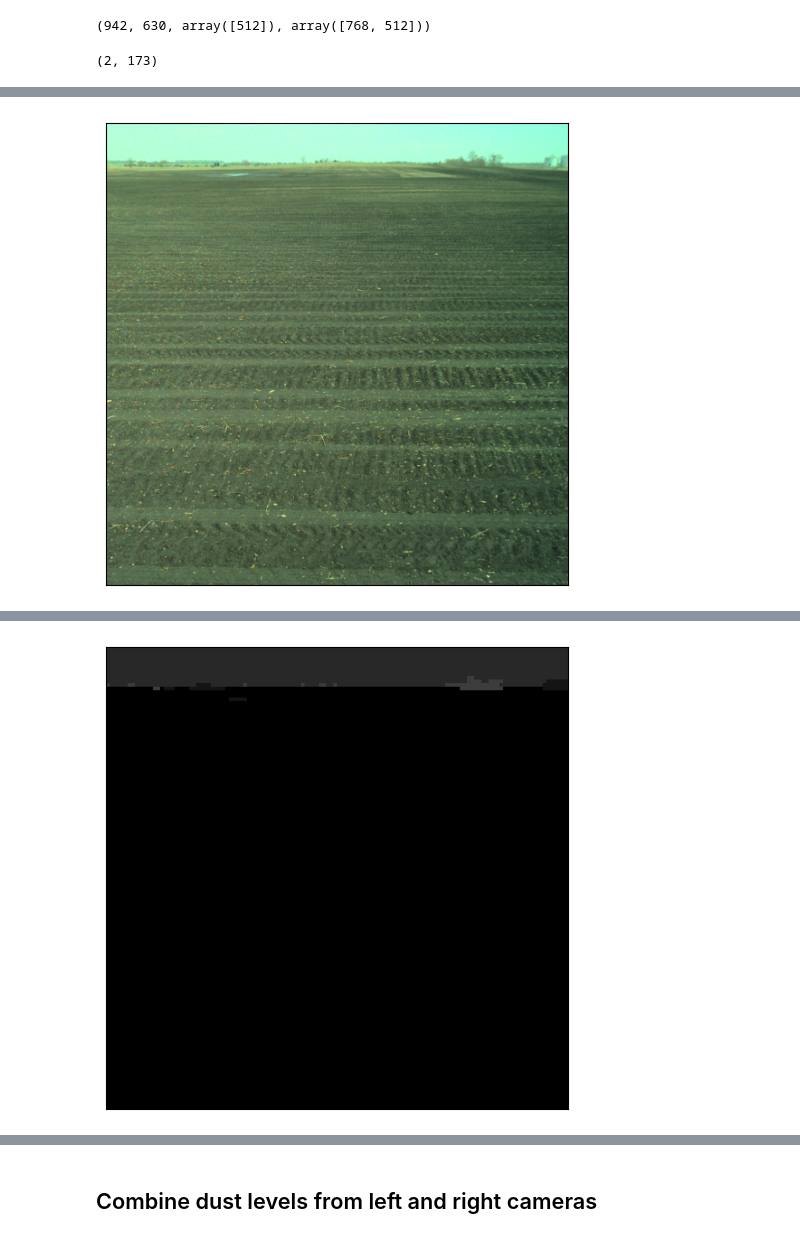
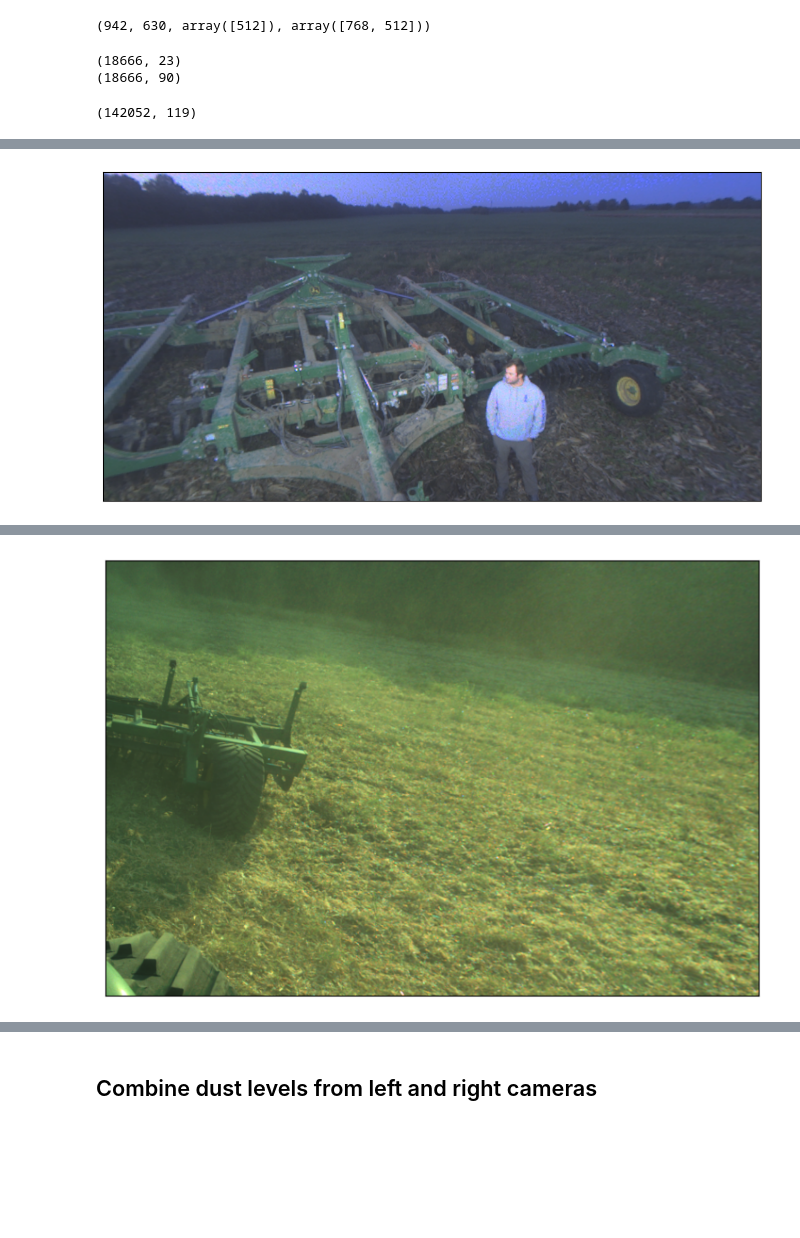
Before and after one commit to liyubrt/notebooks, a Jupyter notebook: check_label.ipynb, the cells around one changed output, grey strips where cells are left out. Drawn from its saved outputs; the diff is of its cells as text; code cells hidden in the pictures; blank space fills up the shorter version.

Commit message:
select dust data for labeling; create tall weeds datasets

```diff
--- a/check_label.ipynb
+++ b/check_label.ipynb
@@ -52 +63,5 @@ side-right-left      55237
 dtype: int64
+# %%
+label_count_csv = '/data/jupiter/li.yu/data/halo_rgb_stereo_train_test/train_v11_5_categorical_count.csv'
+label_count_df = pd.read_csv(label_count_csv)
+label_count_df.shape
@@ -52,0 +70,3 @@ dtype: int64
+# %%
+df = df.merge(label_count_df.drop(columns=['humans_pixel_count', 'tractors_or_vehicles_pixel_count']), on='unique_id')
+df.shape
@@ -75,13 +98,13 @@ len(df.unique_id.unique()), len(df.id.unique()), df.rectified_stereo_output_heig
 # %%
 pred_dir = f'/data/jupiter/li.yu/exps/driveable_terrain_model/11_3_rev1_train_human_test_dean_multires_ignore_trees_1p25_u_p5_h_p2_v_ft_from_rev1_22kdust_ft_p15dust_h_fresh_dust11/{dataset}'
 
-# # load seg prediction
-# pred_df = pd.read_csv(os.path.join(pred_dir, 'output.csv'))
-# print(pred_df.shape)
-# df = df.merge(pred_df.drop(columns=["id", "camera_location", "operation_time", "special_notes", "jdb_s3_path"]), on='unique_id')
-# # pred_df['id'] = pred_df['unique_id']
-# # df = df.merge(pred_df.drop(columns=["unique_id", "camera_location"]), on='id')
-# print(df.shape)
+# load seg prediction
+pred_df = pd.read_csv(os.path.join(pred_dir, 'output.csv'))
+print(pred_df.shape)
+df = df.merge(pred_df.drop(columns=["id", "camera_location", "operation_time", "special_notes", "jdb_s3_path"]), on='unique_id')
+# pred_df['id'] = pred_df['unique_id']
+# df = df.merge(pred_df.drop(columns=["unique_id", "camera_location"]), on='id')
+print(df.shape)
 
 # # load dust prediction
 # # pred_df = pd.read_csv(os.path.join(pred_dir, 'dust_ratio.csv'))
@@ -90,8 +113,11 @@ pred_dir = f'/data/jupiter/li.yu/exps/driveable_terrain_model/11_3_rev1_train_hu
 # # df = df.merge(pred_df.drop(columns=["id"]), on='unique_id')
 # df = df.merge(pred_df, on='unique_id')
 # print(df.shape)
+# %% [output]
+(18666, 23)
+(18666, 90)
 # %%
-df2 = df[(df.result_state == 'false_positive') & (df.special_notes == 'weed spark said was human (8012 on 10/21 @3:53PM)')]
+# df2 = df[(df.result_state == 'false_positive')]
 # df2 = df[(df['n_pred_dust-debris_pixels'] > 0.1) & (df.operation_time == 'daytime')]
 # df2 = df[df['iq_head_prediction'] > 0]
 # df2 = df[(df.operation_time == 'dawn_dusk') & (df.collected_on > '2024-01-01')]
@@ -99,14 +125,15 @@ df2 = df[(df.result_state == 'false_positive') & (df.special_notes == 'weed spar
 # df2 = df[df.id == '653465e64db7d79afd0cd61d']
 # df2 = df[df.bag_name == 'loamy_799_0__10_21_2023-20_52_37']
 # df2 = df[df.cluster_id == '0x12']
+df2 = df[df.tall_weeds > 50]
 df2.shape
 # %% [output]
-(2, 173)
+(142052, 119)
 # %%
-sub_df = df.sample(2)
+sub_df = df2.sample(5)
 show_image, show_label = True, False
 show_debayered_rgb, show_raw_label = False, False
-show_pred_result = True
+show_pred_result = False
 
 for i, row in sub_df.iterrows():
     # print(row.unique_id, row.gt_dust_ratio, row.total_averaged_dust_conf)
@@ -159 +187 @@ for i, row in sub_df.iterrows():
-[figure, old version]
+[figure, new version]
@@ -160 +189 @@ for i, row in sub_df.iterrows():
-[figure, old version]
+[figure, new version]
```
Also changed, not shown: parts of 30 cells of this notebook, 5 other files.
